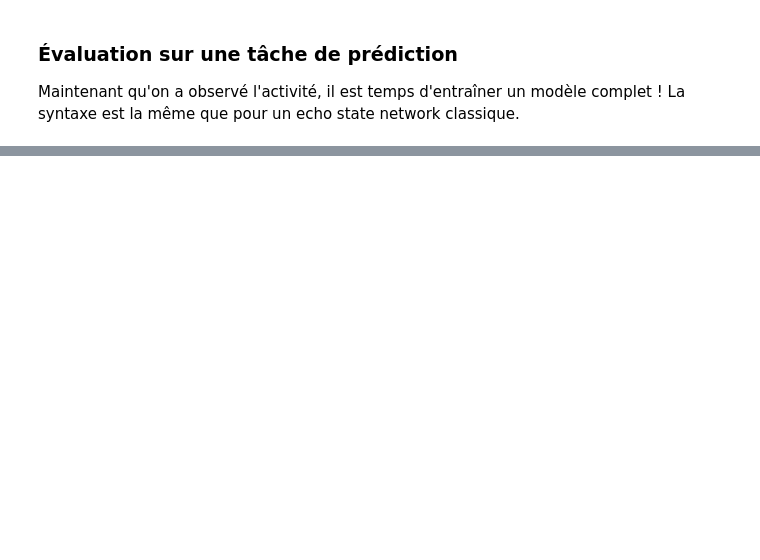
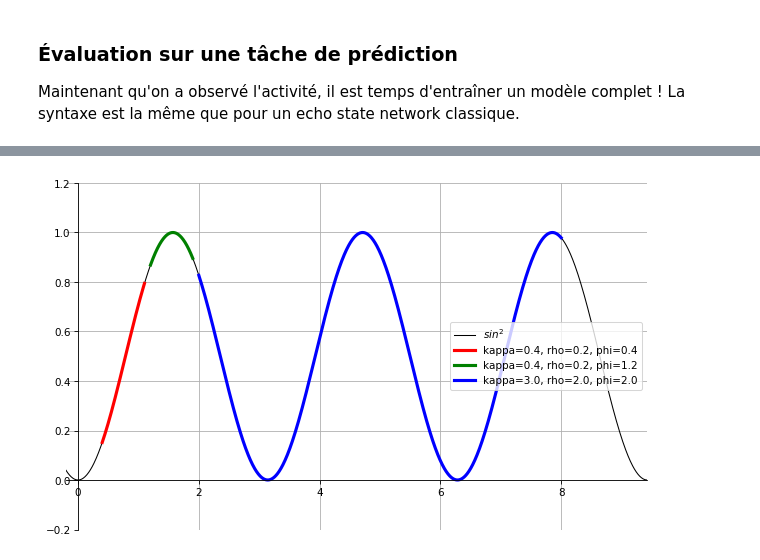
Before and after one commit to reservoirpy/presentations, a Jupyter notebook: Institut-d-optique-2024-2025/03_Introduction-au-reservoir-Larger-correction.ipynb, the cells around one changed output, grey strips where cells are left out. Saved outputs shown, nothing was run; the diff lists cells and outputs as text; code cells hidden in the pictures; blank space fills up the shorter version.

```diff
--- a/Institut-d-optique-2024-2025/03_Introduction-au-reservoir-Larger-correction.ipynb
+++ b/Institut-d-optique-2024-2025/03_Introduction-au-reservoir-Larger-correction.ipynb
@@ -265,0 +250,37 @@ plt.show()
+# %%
+xs = np.linspace(-0.2, 3*np.pi, 1_000)
+sin2 = np.square(np.sin(xs))
+
+plt.figure(figsize=(10, 6))
+ax = plt.gca()
+ax.spines['top'].set_color('none')
+ax.spines['bottom'].set_position('zero')
+ax.spines['left'].set_position('zero')
+ax.spines['right'].set_color('none')
+ax.set_ylim(-0.2, 1.2)
+ax.plot(xs, sin2, color="black", linewidth=1.0, label="$sin^2$")
+
+beta = 1.5
+# kappa=0.4, rho=0.2, phi=0.4
+kappa, rho, phi = 0.4, 0.2, 0.4
+xa = np.linspace(phi, kappa+rho*beta+phi, 1000)
+sin2a = np.square(np.sin(xa))
+plt.plot(xa, sin2a, color="red", linewidth=3.0, label=f"{kappa=}, {rho=}, {phi=}")
+
+# kappa=0.4, rho=0.2, phi=1.2
+kappa, rho, phi = 0.4, 0.2, 1.2
+xa = np.linspace(phi, kappa+rho*beta+phi, 1000)
+sin2a = np.square(np.sin(xa))
+plt.plot(xa, sin2a, color="green", linewidth=3.0, label=f"{kappa=}, {rho=}, {phi=}")
+
+# kappa=0.4, rho=0.2, phi=2.0
+kappa, rho, phi = 3.0, 2.0, 2.0
+xa = np.linspace(phi, kappa+rho*beta+phi, 1000)
+sin2a = np.square(np.sin(xa))
+plt.plot(xa, sin2a, color="blue", linewidth=3.0, label=f"{kappa=}, {rho=}, {phi=}")
+
+plt.grid()
+plt.legend()
+plt.show()
+# %% [output]
+[figure, added]
```
Also changed, not shown: parts of 31 cells of this notebook.
